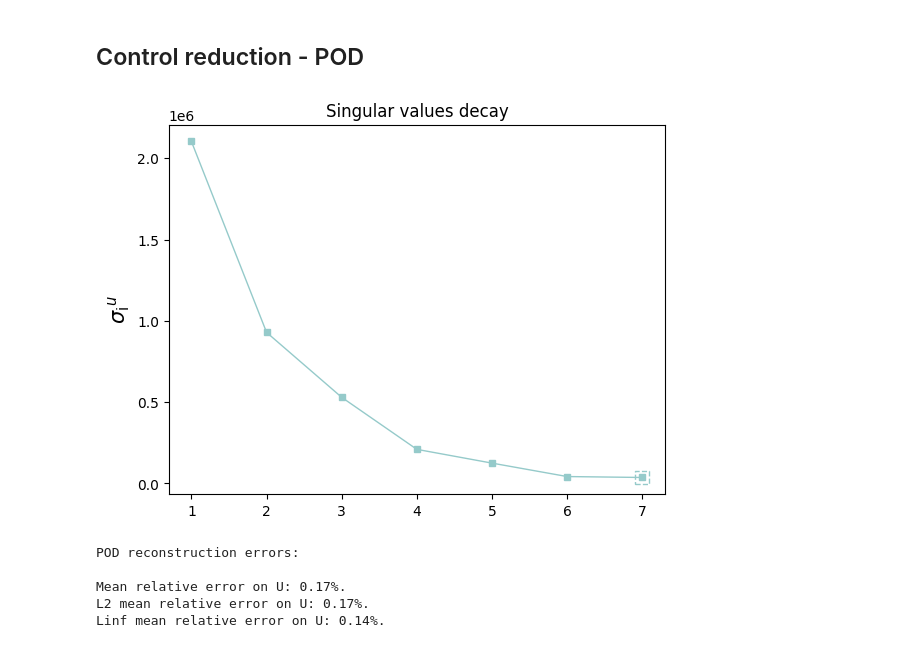
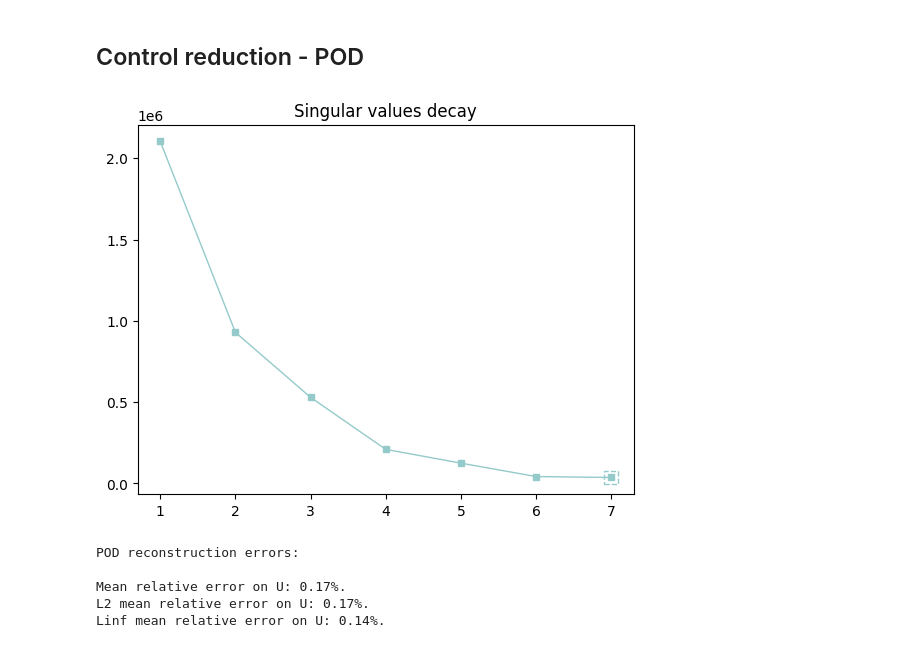
Before and after one commit to MatteoTomasetto/OCP-DL-ROM, a Jupyter notebook: ActiveThermalCooling.ipynb, the cells around one changed output. Drawn from its saved outputs; the diff is of its cells as text; code cells hidden in the pictures.

```diff
--- a/ActiveThermalCooling.ipynb
+++ b/ActiveThermalCooling.ipynb
@@ -357,6 +357,6 @@ mre = mre(euclidean)
 
 from dlroms.ocp import OCP
 
-ocp = OCP(Q, U, MU, ntrain)
+ocp = OCP(ntrain)
 # %% [markdown]
 ## State reduction - POD+AE
@@ -399,10 +397,10 @@ fe.multiplot(plotlist, (10, 10), space, titles = ("Optimal space snapshot", "POD
 # %%
 # PRINCIPAL ORTHOGONAL DECOMPOSITION FOR U
 
-k_U = 7 # Number of POD modes
-U_POD, U_reconstructed, pod_U, eig_U = ocp.POD(k = k_U, which = "control", color = teal[5])
+n_U = k_U = 7 # Number of POD modes
+U_POD, U_reconstructed, pod_U, eig_U = ocp.POD(U, k = k_U, color = teal[5])
 # %% [output]
-[figure, old version]
+[figure, new version]
 # %%
 # POD RECONSTRUCTION ERRORS ON TEST DATA
 
```
Also changed, not shown: parts of 5 cells of this notebook, 8 other files.
